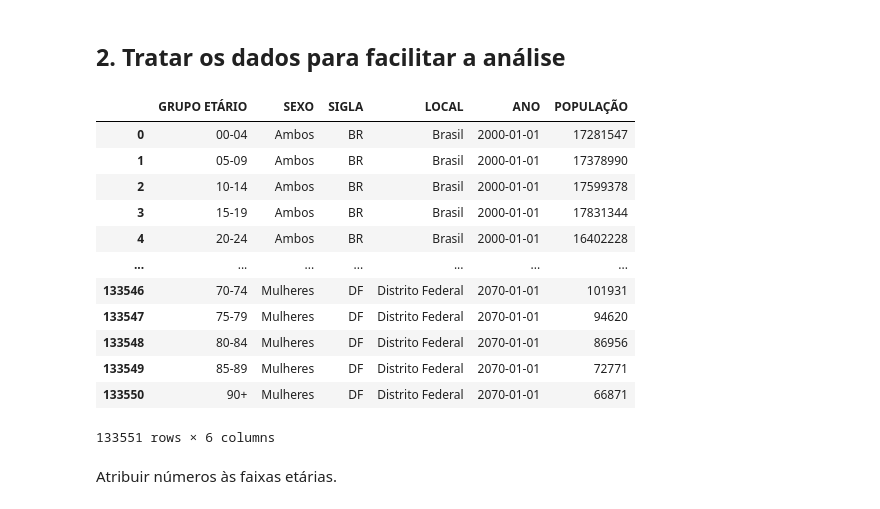
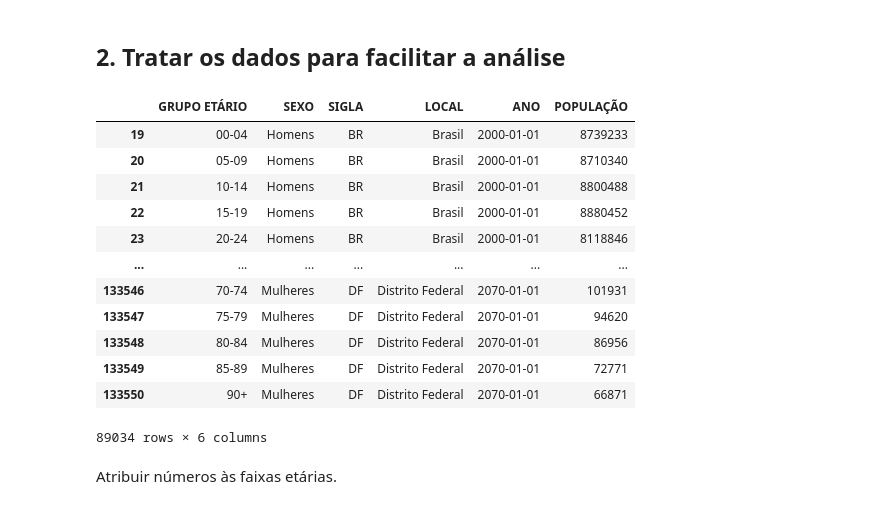
Before and after one commit to dankkom/projecoes-populacao-2024, a Jupyter notebook: Pirâmide etária do Brasil, 2010-2070.ipynb, the cells around one changed output. Cells and saved outputs as stored; diff of their text form; code cells hidden in the pictures.

```diff
--- a/Pirâmide etária do Brasil, 2010-2070.ipynb
+++ b/Pirâmide etária do Brasil, 2010-2070.ipynb
@@ -47,28 +47,29 @@ df
 # %%
 dados = (
     df.melt(
         id_vars=["GRUPO ETÁRIO", "SEXO", "CÓD.", "SIGLA", "LOCAL"],
         var_name="ANO",
         value_name="POPULAÇÃO",
     )
     .drop(columns=["CÓD."])
     .assign(**{"GRUPO ETÁRIO": lambda x: x["GRUPO ETÁRIO"].str.strip(), "ANO": lambda x: pd.to_datetime(x["ANO"], format="%Y")})
+    .query("SEXO != 'Ambos'")
 )
 dados
 # %% [output]
 |  | GRUPO ETÁRIO | SEXO | SIGLA | LOCAL | ANO | POPULAÇÃO |
-| 0 | 00-04 | Ambos | BR | Brasil | 2000-01-01 | 17281547 |
-| 1 | 05-09 | Ambos | BR | Brasil | 2000-01-01 | 17378990 |
-| 2 | 10-14 | Ambos | BR | Brasil | 2000-01-01 | 17599378 |
-| 3 | 15-19 | Ambos | BR | Brasil | 2000-01-01 | 17831344 |
-| 4 | 20-24 | Ambos | BR | Brasil | 2000-01-01 | 16402228 |
+| 19 | 00-04 | Homens | BR | Brasil | 2000-01-01 | 8739233 |
+| 20 | 05-09 | Homens | BR | Brasil | 2000-01-01 | 8710340 |
+| 21 | 10-14 | Homens | BR | Brasil | 2000-01-01 | 8800488 |
+| 22 | 15-19 | Homens | BR | Brasil | 2000-01-01 | 8880452 |
+| 23 | 20-24 | Homens | BR | Brasil | 2000-01-01 | 8118846 |
 | ... | ... | ... | ... | ... | ... | ... |
 | 133546 | 70-74 | Mulheres | DF | Distrito Federal | 2070-01-01 | 101931 |
 | 133547 | 75-79 | Mulheres | DF | Distrito Federal | 2070-01-01 | 94620 |
 | 133548 | 80-84 | Mulheres | DF | Distrito Federal | 2070-01-01 | 86956 |
 | 133549 | 85-89 | Mulheres | DF | Distrito Federal | 2070-01-01 | 72771 |
 | 133550 | 90+ | Mulheres | DF | Distrito Federal | 2070-01-01 | 66871 |
-133551 rows × 6 columns
+89034 rows × 6 columns
 # %% [markdown]
 Atribuir números às faixas etárias.
 # %%
```
Also changed, not shown: parts of 6 cells of this notebook, 2 other files.
